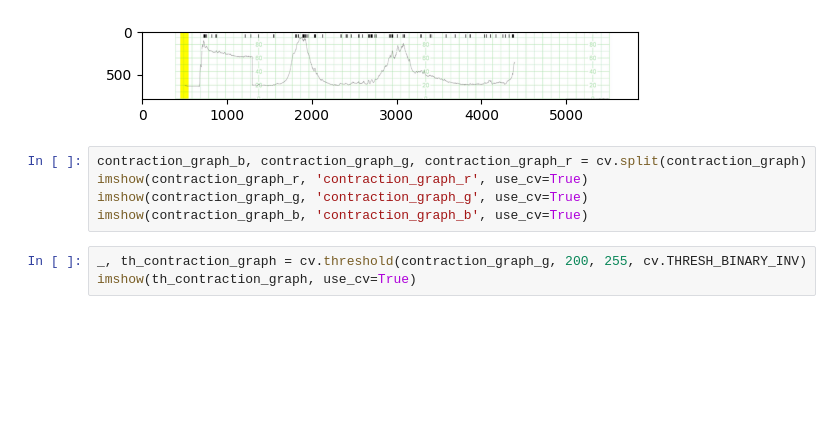
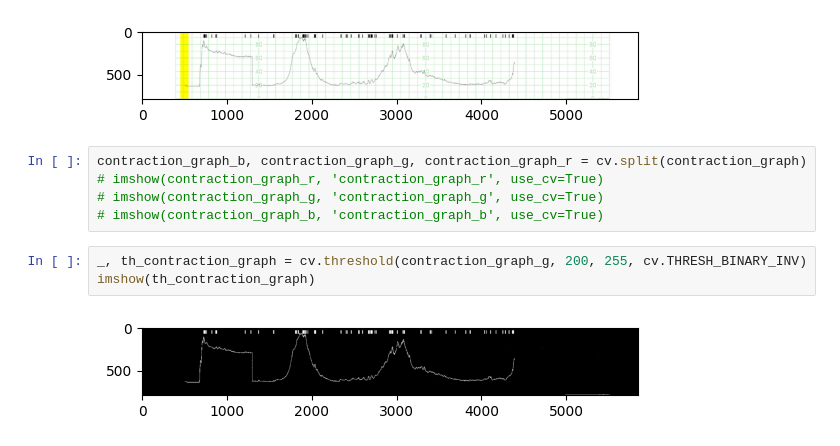
Before and after one commit to bayonapro/bitsxlamarato-2023, a Jupyter notebook: get_data.ipynb, the cells around one changed output. Cells and saved outputs as stored; diff of their text form; blank space fills up the shorter version.

```diff
--- a/get_data.ipynb
+++ b/get_data.ipynb
@@ -155,9 +164,11 @@ imshow(contraction_graph)
 [figure]
 # %%
 contraction_graph_b, contraction_graph_g, contraction_graph_r = cv.split(contraction_graph)
-imshow(contraction_graph_r, 'contraction_graph_r', use_cv=True)
-imshow(contraction_graph_g, 'contraction_graph_g', use_cv=True)
-imshow(contraction_graph_b, 'contraction_graph_b', use_cv=True)
+# imshow(contraction_graph_r, 'contraction_graph_r', use_cv=True)
+# imshow(contraction_graph_g, 'contraction_graph_g', use_cv=True)
+# imshow(contraction_graph_b, 'contraction_graph_b', use_cv=True)
 # %%
 _, th_contraction_graph = cv.threshold(contraction_graph_g, 200, 255, cv.THRESH_BINARY_INV)
-imshow(th_contraction_graph, use_cv=True)
+imshow(th_contraction_graph)
+# %% [output]
+[figure, added]
```
Also changed, not shown: parts of 5 cells of this notebook, 1 other file.
